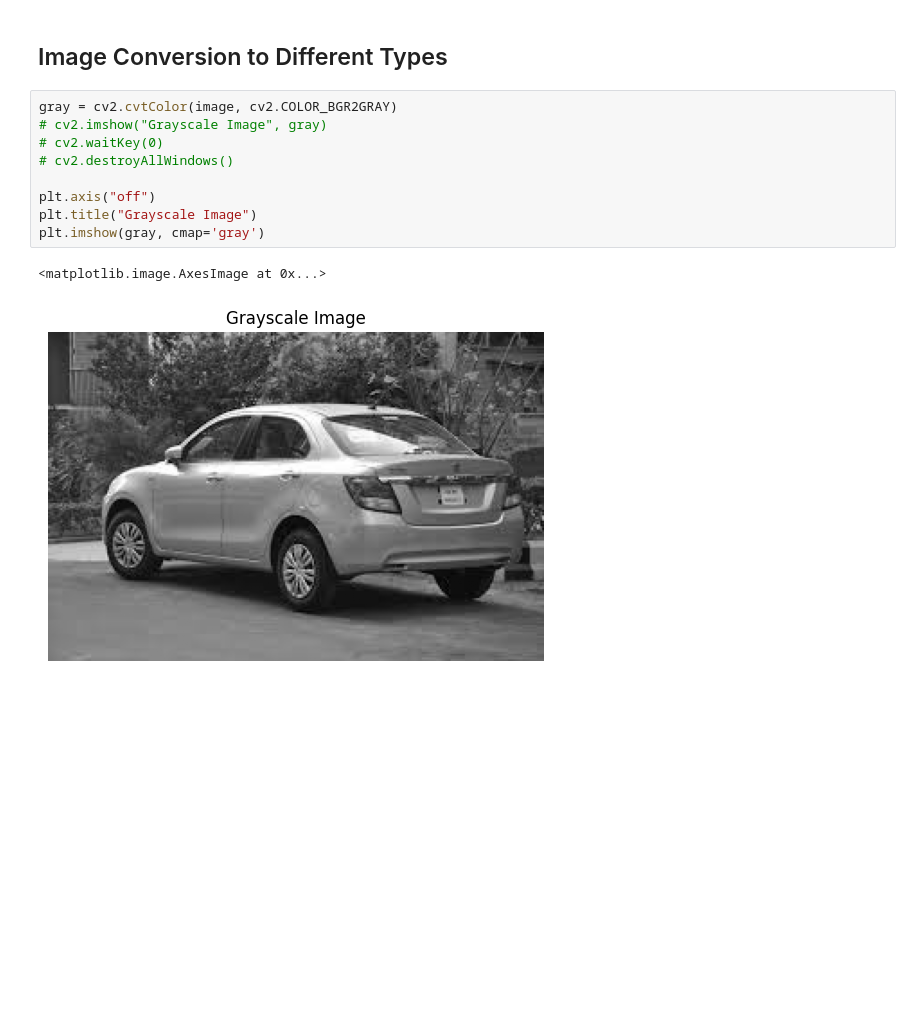
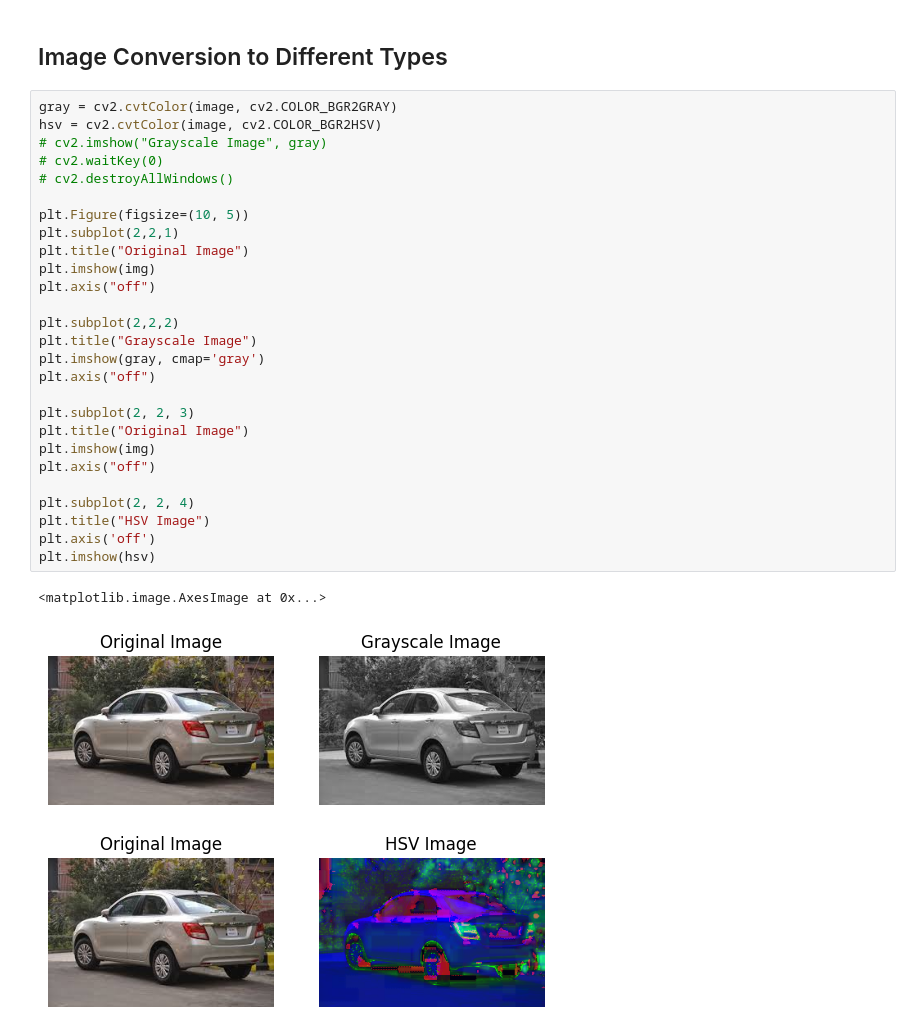
Before and after one commit to itspriyambhattacharya/opencv_learning, a Jupyter notebook: 01_basic_practice.ipynb, the cells around one changed output. Drawn from its saved outputs; the diff is of its cells as text; blank space fills up the shorter version.

Commit message:
Displaying using matplotlib subplots, and resized the image

```diff
--- a/01_basic_practice.ipynb
+++ b/01_basic_practice.ipynb
@@ -19,13 +19,31 @@ plt.imshow(img)
 ## Image Conversion to Different Types
 # %%
 gray = cv2.cvtColor(image, cv2.COLOR_BGR2GRAY)
+hsv = cv2.cvtColor(image, cv2.COLOR_BGR2HSV)
 # cv2.imshow("Grayscale Image", gray)
 # cv2.waitKey(0)
 # cv2.destroyAllWindows()
 
+plt.Figure(figsize=(10, 5))
+plt.subplot(2,2,1)
+plt.title("Original Image")
+plt.imshow(img)
 plt.axis("off")
+
+plt.subplot(2,2,2)
 plt.title("Grayscale Image")
 plt.imshow(gray, cmap='gray')
+plt.axis("off")
+
+plt.subplot(2, 2, 3)
+plt.title("Original Image")
+plt.imshow(img)
+plt.axis("off")
+
+plt.subplot(2, 2, 4)
+plt.title("HSV Image")
+plt.axis('off')
+plt.imshow(hsv)
 # %% [output]
 <matplotlib.image.AxesImage at 0x...>
-[figure, old version]
+[figure, new version]
```
